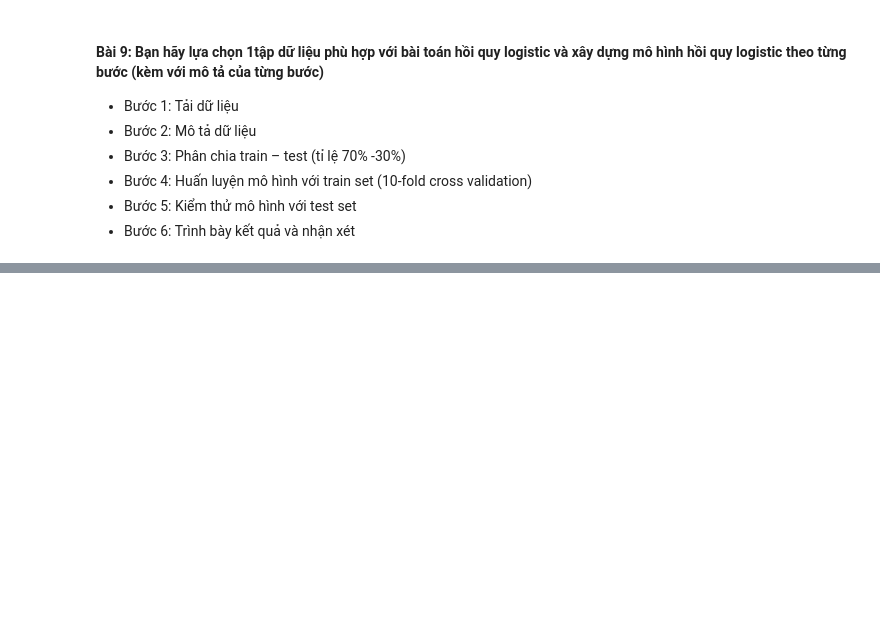
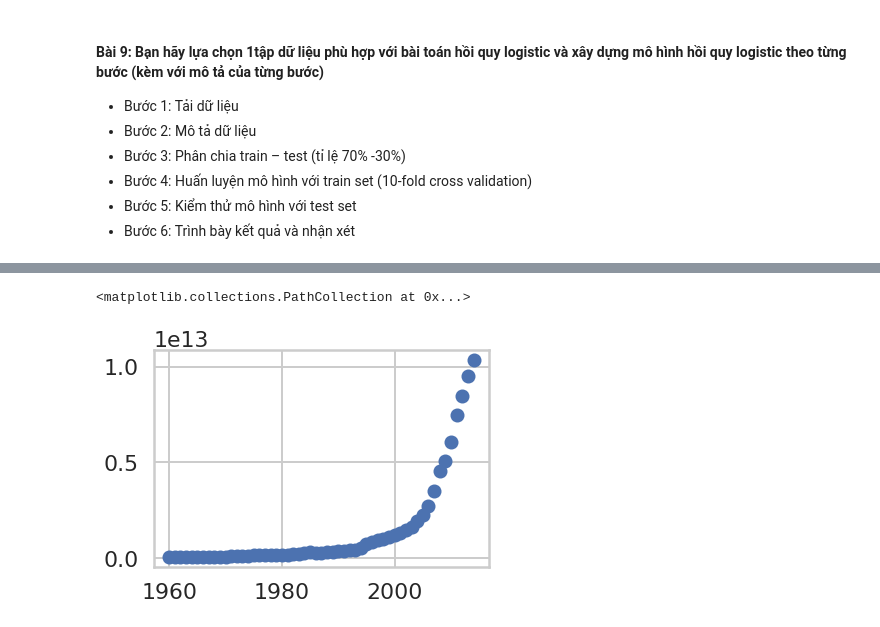
Before and after one commit to manhduc07/do_an, a Jupyter notebook: xay_dung_mo_hinh.ipynb, the cells around one changed output, grey strips where cells are left out. Cells and saved outputs as stored; diff of their text form; code cells hidden in the pictures; blank space fills up the shorter version.

```diff
--- a/xay_dung_mo_hinh.ipynb
+++ b/xay_dung_mo_hinh.ipynb
@@ -716,0 +631,10 @@ Accuracy: 0.9777777777777777
+# %%
+df8.Value.describe()
+data8_x = df8.Year.values
+data8_y = df8.Value.values
+# data8_x=data8_x/max(data8_x)
+# data8_y=data8_y/max(data8_y)
+plt.scatter(data8_x, data8_y)
+# %% [output]
+<matplotlib.collections.PathCollection at 0x...>
+[figure, added]
```
Also changed, not shown: parts of 45 cells of this notebook.
